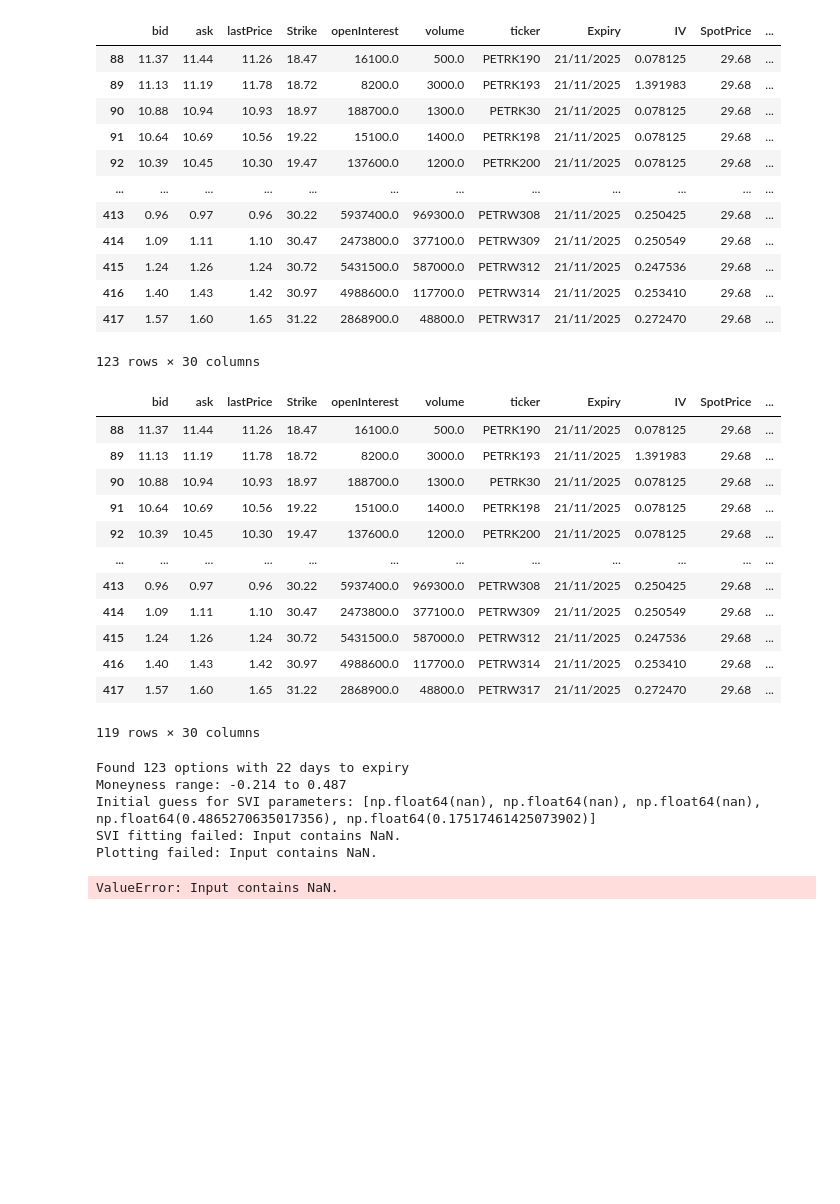
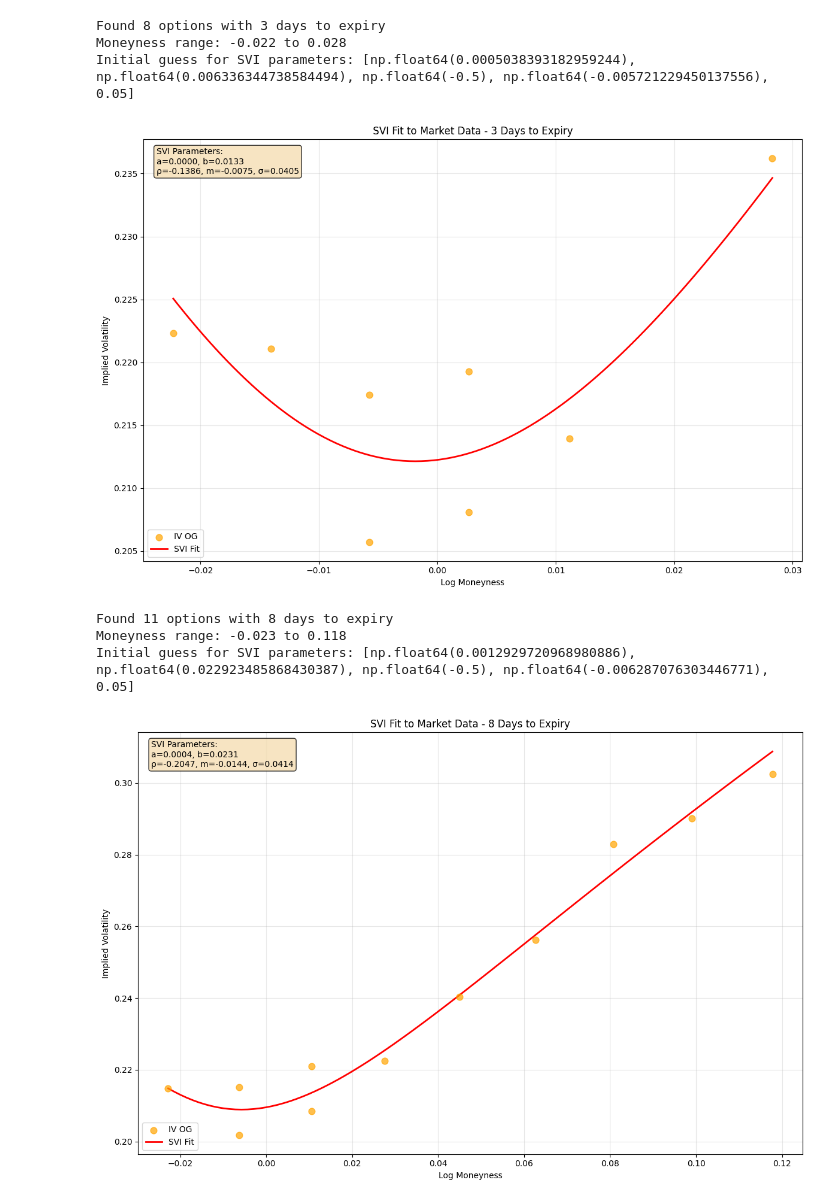
Before and after one commit to pedro-hun/option_monitor2, a Jupyter notebook: scratch/scratch.ipynb, the cells around one changed output. Drawn from its saved outputs; the diff is of its cells as text; code cells hidden in the pictures; blank space fills up the shorter version.

```diff
--- a/scratch/scratch.ipynb
+++ b/scratch/scratch.ipynb
@@ -50,32 +49,0 @@ final_df
-# %%
-final_df
-# %% [output]
-|  | bid | ask | lastPrice | Strike | openInterest | volume | ticker | Expiry | IV | SpotPrice | ... |
-| 88 | 11.37 | 11.44 | 11.26 | 18.47 | 16100.0 | 500.0 | PETRK190 | 21/11/2025 | 0.078125 | 29.68 | ... |
-| 89 | 11.13 | 11.19 | 11.78 | 18.72 | 8200.0 | 3000.0 | PETRK193 | 21/11/2025 | 1.391983 | 29.68 | ... |
-| 90 | 10.88 | 10.94 | 10.93 | 18.97 | 188700.0 | 1300.0 | PETRK30 | 21/11/2025 | 0.078125 | 29.68 | ... |
-| 91 | 10.64 | 10.69 | 10.56 | 19.22 | 15100.0 | 1400.0 | PETRK198 | 21/11/2025 | 0.078125 | 29.68 | ... |
-| 92 | 10.39 | 10.45 | 10.30 | 19.47 | 137600.0 | 1200.0 | PETRK200 | 21/11/2025 | 0.078125 | 29.68 | ... |
-| ... | ... | ... | ... | ... | ... | ... | ... | ... | ... | ... | ... |
-| 413 | 0.96 | 0.97 | 0.96 | 30.22 | 5937400.0 | 969300.0 | PETRW308 | 21/11/2025 | 0.250425 | 29.68 | ... |
-| 414 | 1.09 | 1.11 | 1.10 | 30.47 | 2473800.0 | 377100.0 | PETRW309 | 21/11/2025 | 0.250549 | 29.68 | ... |
-| 415 | 1.24 | 1.26 | 1.24 | 30.72 | 5431500.0 | 587000.0 | PETRW312 | 21/11/2025 | 0.247536 | 29.68 | ... |
-| 416 | 1.40 | 1.43 | 1.42 | 30.97 | 4988600.0 | 117700.0 | PETRW314 | 21/11/2025 | 0.253410 | 29.68 | ... |
-| 417 | 1.57 | 1.60 | 1.65 | 31.22 | 2868900.0 | 48800.0 | PETRW317 | 21/11/2025 | 0.272470 | 29.68 | ... |
-123 rows × 30 columns
-# %%
-final_df[final_df["volume"]>100]
-# %% [output]
-|  | bid | ask | lastPrice | Strike | openInterest | volume | ticker | Expiry | IV | SpotPrice | ... |
-| 88 | 11.37 | 11.44 | 11.26 | 18.47 | 16100.0 | 500.0 | PETRK190 | 21/11/2025 | 0.078125 | 29.68 | ... |
-| 89 | 11.13 | 11.19 | 11.78 | 18.72 | 8200.0 | 3000.0 | PETRK193 | 21/11/2025 | 1.391983 | 29.68 | ... |
-| 90 | 10.88 | 10.94 | 10.93 | 18.97 | 188700.0 | 1300.0 | PETRK30 | 21/11/2025 | 0.078125 | 29.68 | ... |
-| 91 | 10.64 | 10.69 | 10.56 | 19.22 | 15100.0 | 1400.0 | PETRK198 | 21/11/2025 | 0.078125 | 29.68 | ... |
-| 92 | 10.39 | 10.45 | 10.30 | 19.47 | 137600.0 | 1200.0 | PETRK200 | 21/11/2025 | 0.078125 | 29.68 | ... |
-| ... | ... | ... | ... | ... | ... | ... | ... | ... | ... | ... | ... |
-| 413 | 0.96 | 0.97 | 0.96 | 30.22 | 5937400.0 | 969300.0 | PETRW308 | 21/11/2025 | 0.250425 | 29.68 | ... |
-| 414 | 1.09 | 1.11 | 1.10 | 30.47 | 2473800.0 | 377100.0 | PETRW309 | 21/11/2025 | 0.250549 | 29.68 | ... |
-| 415 | 1.24 | 1.26 | 1.24 | 30.72 | 5431500.0 | 587000.0 | PETRW312 | 21/11/2025 | 0.247536 | 29.68 | ... |
-| 416 | 1.40 | 1.43 | 1.42 | 30.97 | 4988600.0 | 117700.0 | PETRW314 | 21/11/2025 | 0.253410 | 29.68 | ... |
-| 417 | 1.57 | 1.60 | 1.65 | 31.22 | 2868900.0 | 48800.0 | PETRW317 | 21/11/2025 | 0.272470 | 29.68 | ... |
-119 rows × 30 columns
@@ -84,11 +50,14 @@ final_df[final_df["volume"]>100]
 # %%
+final_df.dropna(inplace=True)
 for x in final_df['TTE_days'].unique():
     fitting = SingleExpiry(days_to_expiry=x, df=final_df)
     fitting.plot_svi()
 # %% [output]
-Found 123 options with 22 days to expiry
-Moneyness range: -0.214 to 0.487
-Initial guess for SVI parameters: [np.float64(nan), np.float64(nan), np.float64(nan), np.float64(0.4865270635017356), np.float64(0.17517461425073902)]
-SVI fitting failed: Input contains NaN.
-Plotting failed: Input contains NaN.
+Found 8 options with 3 days to expiry
+Moneyness range: -0.022 to 0.028
+Initial guess for SVI parameters: [np.float64(0.0005038393182959244), np.float64(0.006336344738584494), np.float64(-0.5), np.float64(-0.005721229450137556), 0.05]
+[figure, added]
-ValueError: Input contains NaN.
+Found 11 options with 8 days to expiry
+Moneyness range: -0.023 to 0.118
+Initial guess for SVI parameters: [np.float64(0.0012929720968980886), np.float64(0.022923485868430387), np.float64(-0.5), np.float64(-0.006287076303446771), 0.05]
+[figure, added]
```
Also changed, not shown: parts of 4 cells of this notebook.
